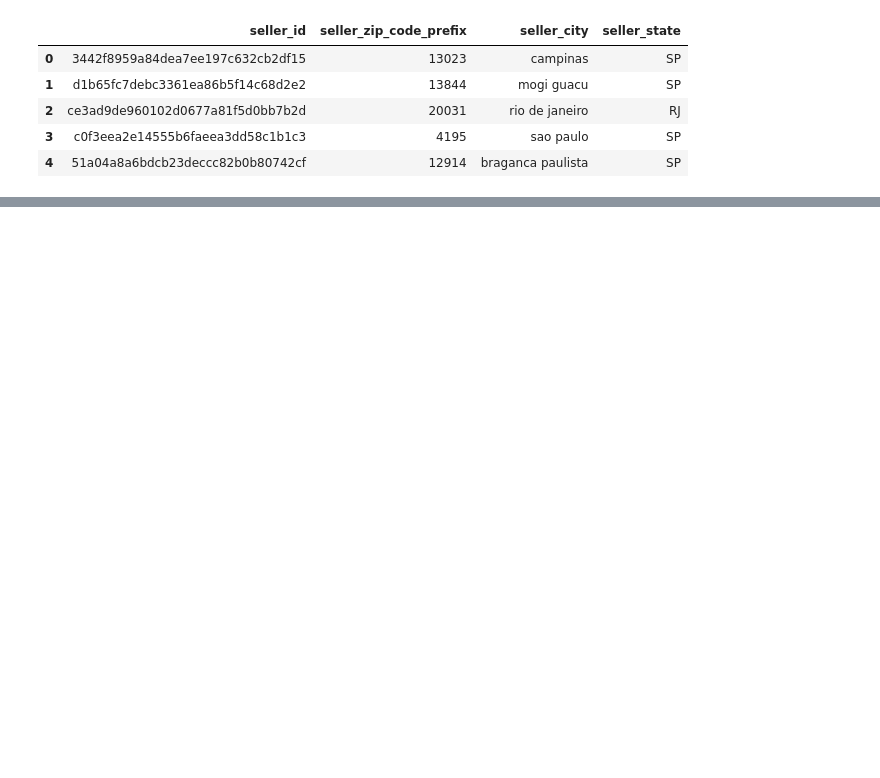
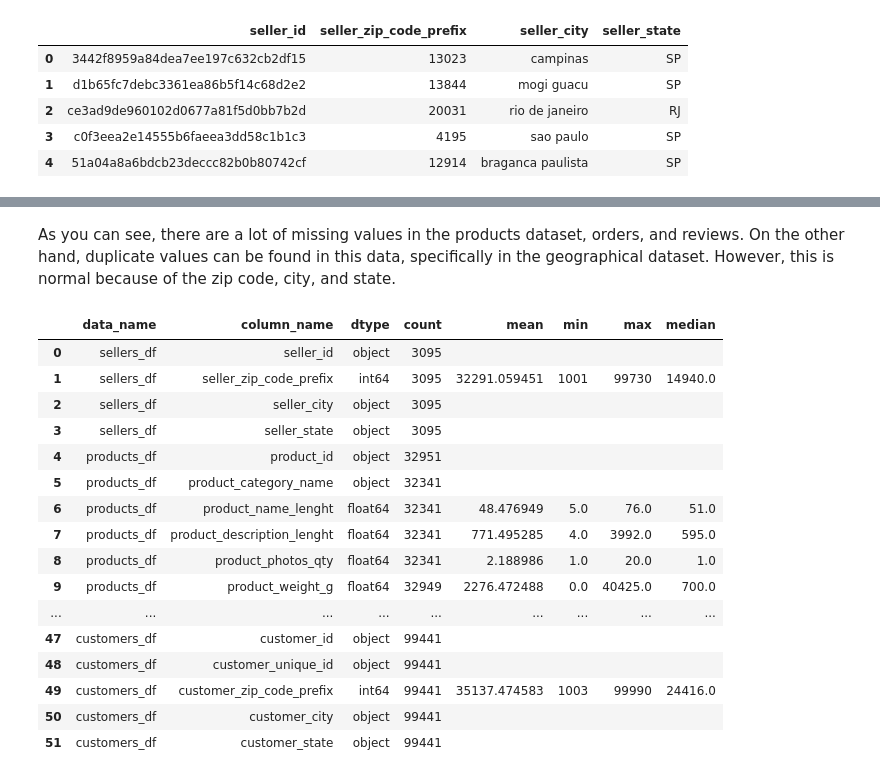
Before and after one commit to xochaels/Analysis-E-Commerce-Public, a Jupyter notebook: notebook.ipynb, the cells around one changed output, grey strips where cells are left out. Drawn from its saved outputs; the diff is of its cells as text; code cells hidden in the pictures; blank space fills up the shorter version.

Commit message:
Adding Description of Dataset and EDA

```diff
--- a/notebook.ipynb
+++ b/notebook.ipynb
@@ -15,3 +33,5 @@ import pandas as pd
 import numpy as np
 import matplotlib.pyplot as plt
 import seaborn as sns
+
+pd.set_option('display.max_colwidth', None)
@@ -107,0 +205,45 @@ sellers_df.head()
+# %% [markdown]
+As you can see, there are a lot of missing values in the products dataset, orders, and reviews. On the other hand, duplicate values can be found in this data, specifically in the geographical dataset. However, this is normal because of the zip code, city, and state.
+# %%
+datas_describe = {
+    'data_name':[],
+    'column_name': [],
+    'dtype': [],
+    'count':[],
+    'mean':[],
+    'min':[],
+    'max':[],
+    'median':[]
+}
+
+
+for data_name, data in zip(dataframe_names, dataframes):
+    for col in data.columns:
+        datas_describe['data_name'].append(data_name)
+        datas_describe['column_name'].append(col)
+        datas_describe['dtype'].append(str(data[col].dtype))  # Convert dtype to string
+        datas_describe['count'].append(data[col].count())  # Use count() for non-null values count
+        datas_describe['mean'].append(data[col].mean() if data[col].dtype != 'object' else "")  # Calculate mean for numeric columns
+        datas_describe['min'].append(data[col].min() if data[col].dtype != 'object' else "")  # Calculate min for numeric columns
+        datas_describe['max'].append(data[col].max() if data[col].dtype != 'object' else "")  # Calculate max for numeric columns
+        datas_describe['median'].append(data[col].median() if data[col].dtype != 'object' else "")  # Calculate median for numeric columns
+
+pd.DataFrame(datas_describe)
+# %% [output]
+|  | data_name | column_name | dtype | count | mean | min | max | median |
+| 0 | sellers_df | seller_id | object | 3095 |  |  |  |  |
+| 1 | sellers_df | seller_zip_code_prefix | int64 | 3095 | 32291.059451 | 1001 | 99730 | 14940.0 |
+| 2 | sellers_df | seller_city | object | 3095 |  |  |  |  |
+| 3 | sellers_df | seller_state | object | 3095 |  |  |  |  |
+| 4 | products_df | product_id | object | 32951 |  |  |  |  |
+| 5 | products_df | product_category_name | object | 32341 |  |  |  |  |
+| 6 | products_df | product_name_lenght | float64 | 32341 | 48.476949 | 5.0 | 76.0 | 51.0 |
+| 7 | products_df | product_description_lenght | float64 | 32341 | 771.495285 | 4.0 | 3992.0 | 595.0 |
+| 8 | products_df | product_photos_qty | float64 | 32341 | 2.188986 | 1.0 | 20.0 | 1.0 |
+| 9 | products_df | product_weight_g | float64 | 32949 | 2276.472488 | 0.0 | 40425.0 | 700.0 |
+| ... | ... | ... | ... | ... | ... | ... | ... | ... |
+| 47 | customers_df | customer_id | object | 99441 |  |  |  |  |
+| 48 | customers_df | customer_unique_id | object | 99441 |  |  |  |  |
+| 49 | customers_df | customer_zip_code_prefix | int64 | 99441 | 35137.474583 | 1003 | 99990 | 24416.0 |
+| 50 | customers_df | customer_city | object | 99441 |  |  |  |  |
+| 51 | customers_df | customer_state | object | 99441 |  |  |  |  |
```
Also changed, not shown: parts of 7 cells of this notebook.
